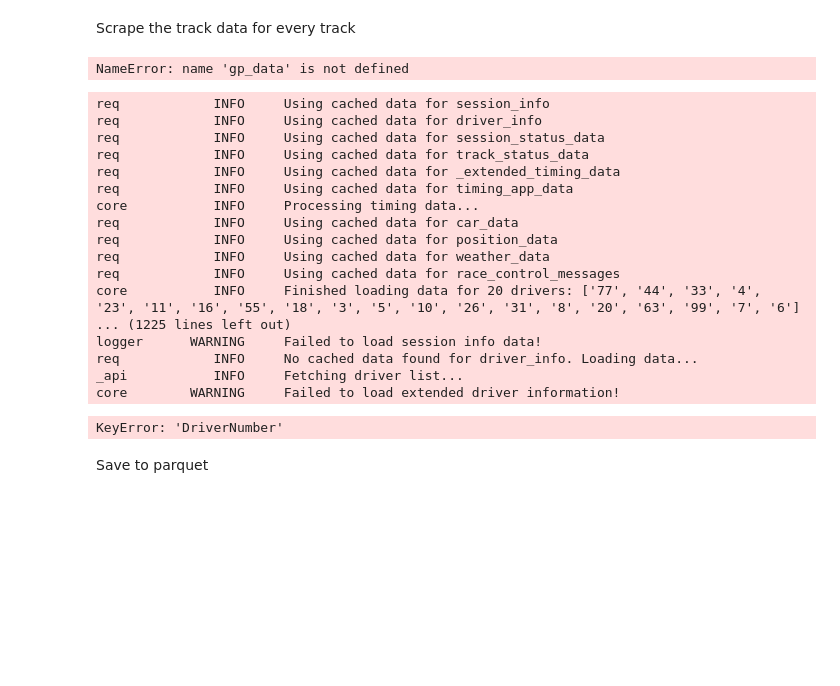
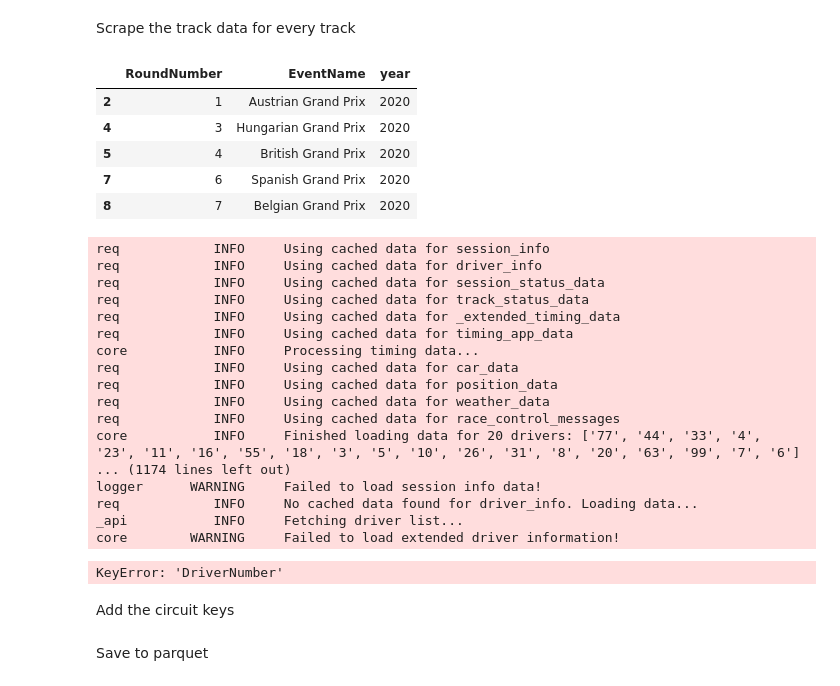
Before and after one commit to olesasha/InfoViz, a Jupyter notebook: E3/Notebooks/scrape_circuit_data.ipynb, the cells around one changed output. Cells and saved outputs as stored; diff of their text form; code cells hidden in the pictures; blank space fills up the shorter version.

Commit message:
draft lines on globe

```diff
--- a/E3/Notebooks/scrape_circuit_data.ipynb
+++ b/E3/Notebooks/scrape_circuit_data.ipynb
@@ -10,7 +58,7 @@ Get all GPs from the years 2020 to 2024
 # %%
 all_gps = []
 for year in range(2020,2025):
-    temp_df = pd.DataFrame(ff1.get_event_schedule(year)["RoundNumber"])
+    temp_df = pd.DataFrame(ff1.get_event_schedule(year)[["RoundNumber", "EventName"]])
     temp_df["year"] = year
     all_gps.append(temp_df)
 
@@ -21,3 +67,7 @@ req         WARNING     DEFAULT CACHE ENABLED! (16.25 GB) /Users/max/Library/Cac
+# %%
+# remove one-off races
+remove = ['70th Anniversary Grand Prix', 'Styrian Grand Prix', 'Sakhir Grand Prix']
+df_all_gps = df_all_gps.loc[~df_all_gps["EventName"].isin(remove)]
 # %% [markdown]
 Drop testing events
 # %%
@@ -32,15 +82,21 @@ def rotate(xy, *, angle):
         [[np.cos(angle), np.sin(angle)], [-np.sin(angle), np.cos(angle)]]
     )
     return np.matmul(xy, rot_mat)
-# %%
-gp_data
-# %% [output]
-NameError: name 'gp_data' is not defined
+# %%
+df_all_gps.head()
+# %% [output]
+|  | RoundNumber | EventName | year |
+| 2 | 1 | Austrian Grand Prix | 2020 |
+| 4 | 3 | Hungarian Grand Prix | 2020 |
+| 5 | 4 | British Grand Prix | 2020 |
+| 7 | 6 | Spanish Grand Prix | 2020 |
+| 8 | 7 | Belgian Grand Prix | 2020 |
 # %%
 all_track_data = []
 for _,gp_data in tqdm(df_all_gps.iterrows()):
     year = gp_data["year"]
     gp = gp_data["RoundNumber"]
+    gp_name = gp_data["EventName"]
 
     session = ff1.get_session(year,gp,"Q")
     session.load()
@@ -60,8 +116,9 @@ for _,gp_data in tqdm(df_all_gps.iterrows()):
 
     df_temp_track_data = pd.DataFrame(rotated_track, columns=["x", "y"])
 
-    df_temp_track_data["event_name"] = gp
+    df_temp_track_data["round_number"] = gp
     df_temp_track_data["year"] = year
+    df_temp_track_data["gp_name"] = gp_name
     all_track_data.append(df_temp_track_data)
 
 df_track_data = pd.concat(all_track_data)
@@ -78,7 +135,7 @@ req            INFO     Using cached data for position_data
 req            INFO     Using cached data for weather_data
 req            INFO     Using cached data for race_control_messages
 core           INFO     Finished loading data for 20 drivers: ['77', '44', '33', '4', '23', '11', '16', '55', '18', '3', '5', '10', '26', '31', '8', '20', '63', '99', '7', '6']
-... (1225 lines left out)
+... (1174 lines left out)
 logger      WARNING     Failed to load session info data!
 req            INFO     No cached data found for driver_info. Loading data...
 _api           INFO     Fetching driver list...
@@ -86,3 +143,5 @@ core        WARNING     Failed to load extended driver information!
 KeyError: 'DriverNumber'
 # %%
 df_track_data = pd.concat(all_track_data)
+# %% [markdown]
+Add the circuit keys
```
Also changed, not shown: parts of 8 cells of this notebook, 5 other files.
